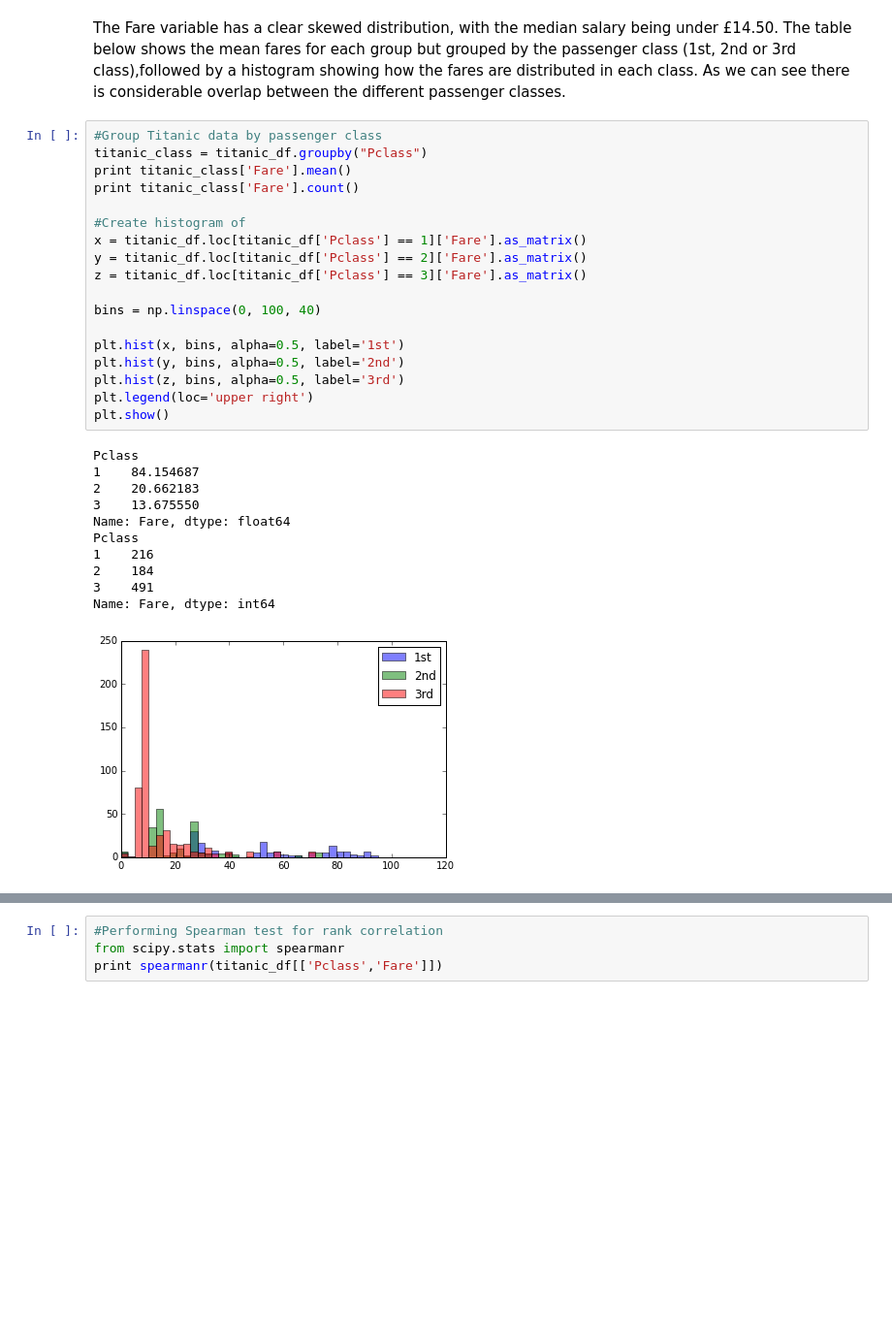
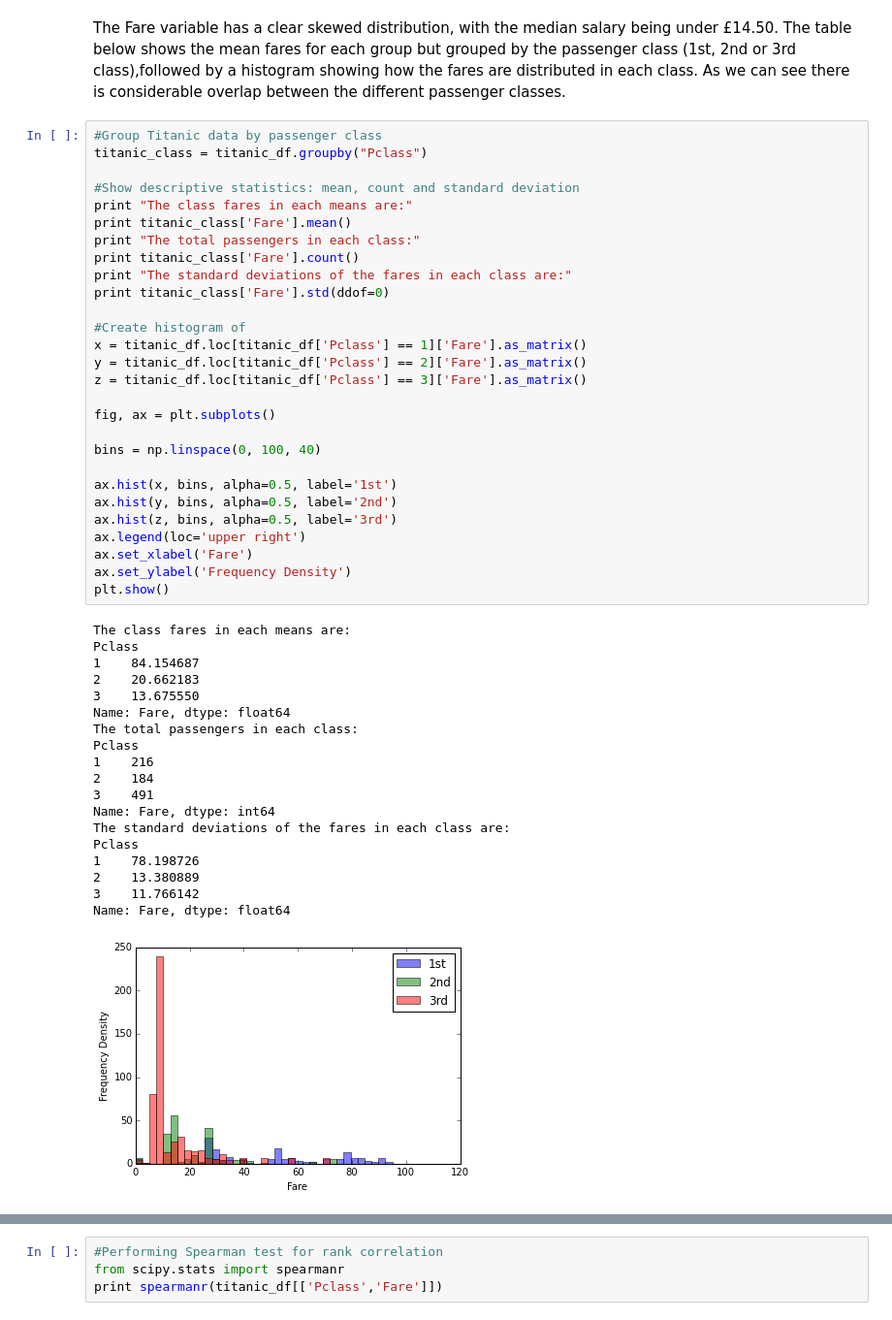
Before and after one commit to socialneutrino/Data_Analysis_NanoDegree, a Jupyter notebook: P2 Analyse a Data Set/TitanicData.ipynb, the cells around one changed output, grey strips where cells are left out. Shown: that part at 97% size. Saved outputs shown, nothing was run; the diff lists cells and outputs as text; blank space fills up the shorter version.

```diff
--- a/P2 Analyse a Data Set/TitanicData.ipynb
+++ b/P2 Analyse a Data Set/TitanicData.ipynb
@@ -86,31 +81,49 @@ The Fare variable has a clear skewed distribution, with the median salary being
 # %%
 #Group Titanic data by passenger class
 titanic_class = titanic_df.groupby("Pclass")
+
+#Show descriptive statistics: mean, count and standard deviation
+print "The class fares in each means are:"
 print titanic_class['Fare'].mean()
+print "The total passengers in each class:"
 print titanic_class['Fare'].count()
+print "The standard deviations of the fares in each class are:"
+print titanic_class['Fare'].std(ddof=0)
 
 #Create histogram of
 x = titanic_df.loc[titanic_df['Pclass'] == 1]['Fare'].as_matrix()
 y = titanic_df.loc[titanic_df['Pclass'] == 2]['Fare'].as_matrix()
 z = titanic_df.loc[titanic_df['Pclass'] == 3]['Fare'].as_matrix()
 
+fig, ax = plt.subplots()
+
 bins = np.linspace(0, 100, 40)
 
-plt.hist(x, bins, alpha=0.5, label='1st')
-plt.hist(y, bins, alpha=0.5, label='2nd')
-plt.hist(z, bins, alpha=0.5, label='3rd')
-plt.legend(loc='upper right')
+ax.hist(x, bins, alpha=0.5, label='1st')
+ax.hist(y, bins, alpha=0.5, label='2nd')
+ax.hist(z, bins, alpha=0.5, label='3rd')
+ax.legend(loc='upper right')
+ax.set_xlabel('Fare')
+ax.set_ylabel('Frequency Density')
 plt.show()
 # %% [output]
+The class fares in each means are:
 Pclass
 1    84.154687
 2    20.662183
 3    13.675550
 Name: Fare, dtype: float64
+The total passengers in each class:
 Pclass
 1    216
 2    184
 3    491
 Name: Fare, dtype: int64
+The standard deviations of the fares in each class are:
+Pclass
+1    78.198726
+2    13.380889
+3    11.766142
+Name: Fare, dtype: float64
-[figure, old version]
+[figure, new version]
 # %% [markdown]
```
Also changed, not shown: parts of 12 cells of this notebook, 1 other file.
